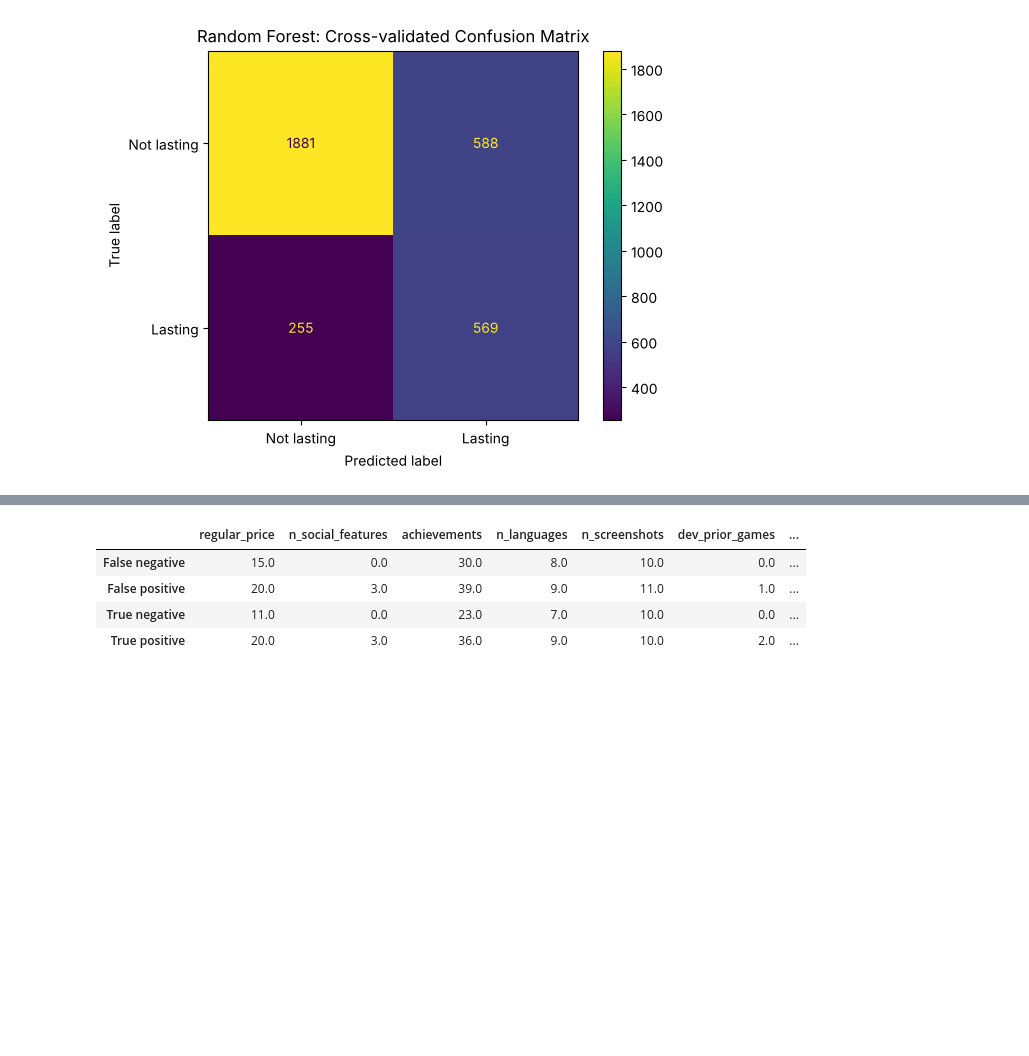
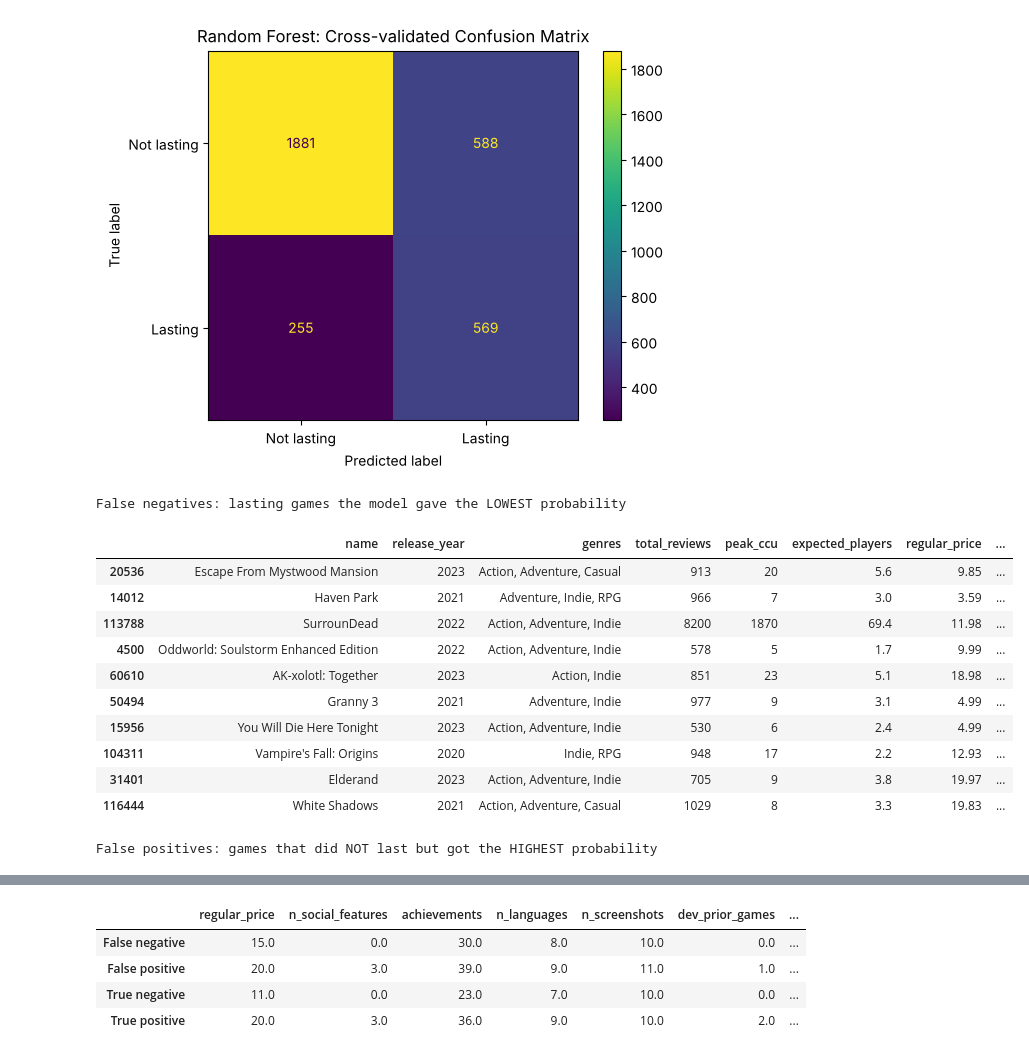
Before and after one commit to rl-ma/steamdb-game-analytics, a Jupyter notebook: steam_staying_power.ipynb, the cells around one changed output, grey strips where cells are left out. Cells and saved outputs as stored; diff of their text form; code cells hidden in the pictures; blank space fills up the shorter version.

```diff
--- a/steam_staying_power.ipynb
+++ b/steam_staying_power.ipynb
@@ -1035,15 +1036,25 @@ Model: Random Forest | threshold that maximises F1: 0.29
 # %%
 errors = train_set[["name", "release_year", "genres", "total_reviews", "peak_ccu", "expected_players"]].copy()
 errors["regular_price"] = X_train["regular_price"]
 errors["genres"] = errors["genres"].map(lambda g: ", ".join(to_list(g)[:3]))
 errors["predicted probability"] = proba.round(3)
 errors["actual"] = y_train
-errors["predicted"] = predicted
 
-false_negatives = errors[(errors["actual"] == 1) & (errors["predicted"] == 0)]
-false_positives = errors[(errors["actual"] == 0) & (errors["predicted"] == 1)]
-
-print("False negatives: lasting games incorrectly predicted as not lasting (lowest probability first)")
-display(false_negatives.nsmallest(10, "predicted probability"))
-print("False positives: non-lasting games incorrectly predicted as lasting (highest probability first)")
-display(false_positives.nlargest(10, "predicted probability"))
+print("False negatives: lasting games the model gave the LOWEST probability")
+display(errors[errors["actual"] == 1].nsmallest(10, "predicted probability"))
+print("False positives: games that did NOT last but got the HIGHEST probability")
+display(errors[errors["actual"] == 0].nlargest(10, "predicted probability"))
+# %% [output]
+False negatives: lasting games the model gave the LOWEST probability
+|  | name | release_year | genres | total_reviews | peak_ccu | expected_players | regular_price | ... |
+| 20536 | Escape From Mystwood Mansion | 2023 | Action, Adventure, Casual | 913 | 20 | 5.6 | 9.85 | ... |
+| 14012 | Haven Park | 2021 | Adventure, Indie, RPG | 966 | 7 | 3.0 | 3.59 | ... |
+| 113788 | SurrounDead | 2022 | Action, Adventure, Indie | 8200 | 1870 | 69.4 | 11.98 | ... |
+| 4500 | Oddworld: Soulstorm Enhanced Edition | 2022 | Action, Adventure, Indie | 578 | 5 | 1.7 | 9.99 | ... |
+| 60610 | AK-xolotl: Together | 2023 | Action, Indie | 851 | 23 | 5.1 | 18.98 | ... |
+| 50494 | Granny 3 | 2021 | Adventure, Indie | 977 | 9 | 3.1 | 4.99 | ... |
+| 15956 | You Will Die Here Tonight | 2023 | Action, Adventure, Indie | 530 | 6 | 2.4 | 4.99 | ... |
+| 104311 | Vampire's Fall: Origins | 2020 | Indie, RPG | 948 | 17 | 2.2 | 12.93 | ... |
+| 31401 | Elderand | 2023 | Action, Adventure, Indie | 705 | 9 | 3.8 | 19.97 | ... |
+| 116444 | White Shadows | 2021 | Action, Adventure, Casual | 1029 | 8 | 3.3 | 19.83 | ... |
+False positives: games that did NOT last but got the HIGHEST probability
```
Also changed, not shown: parts of 15 cells of this notebook.
